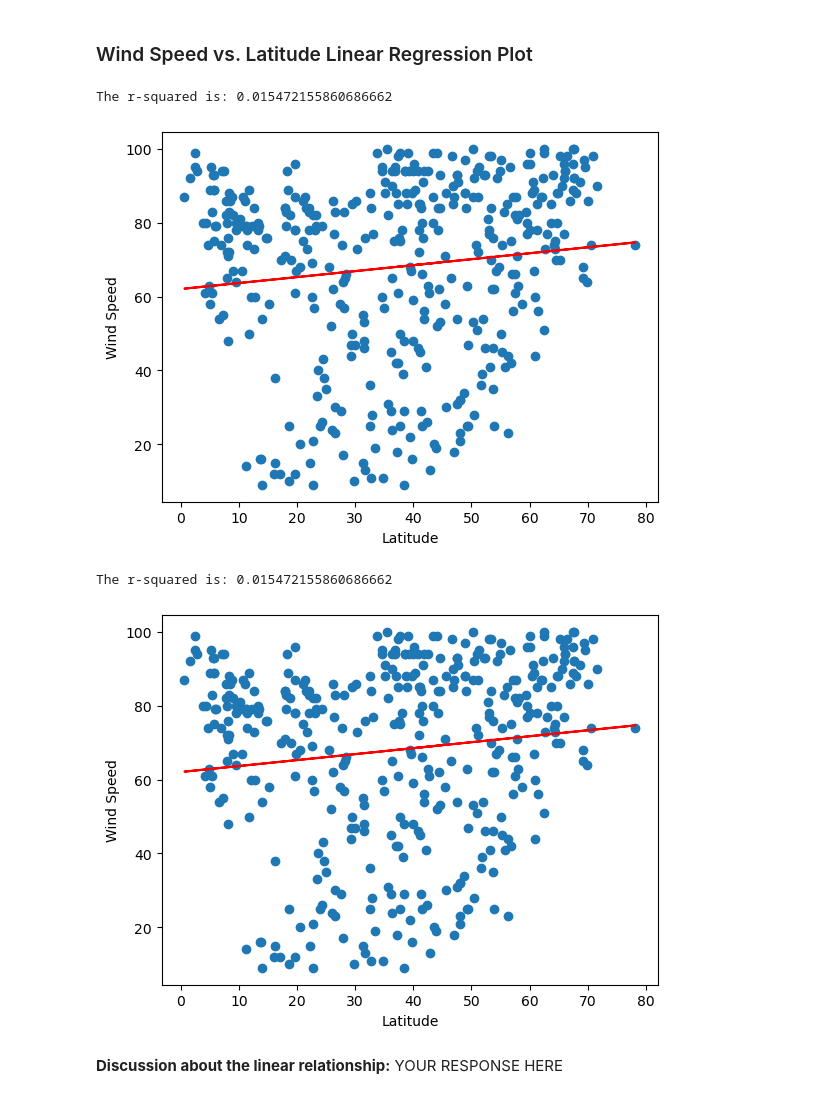
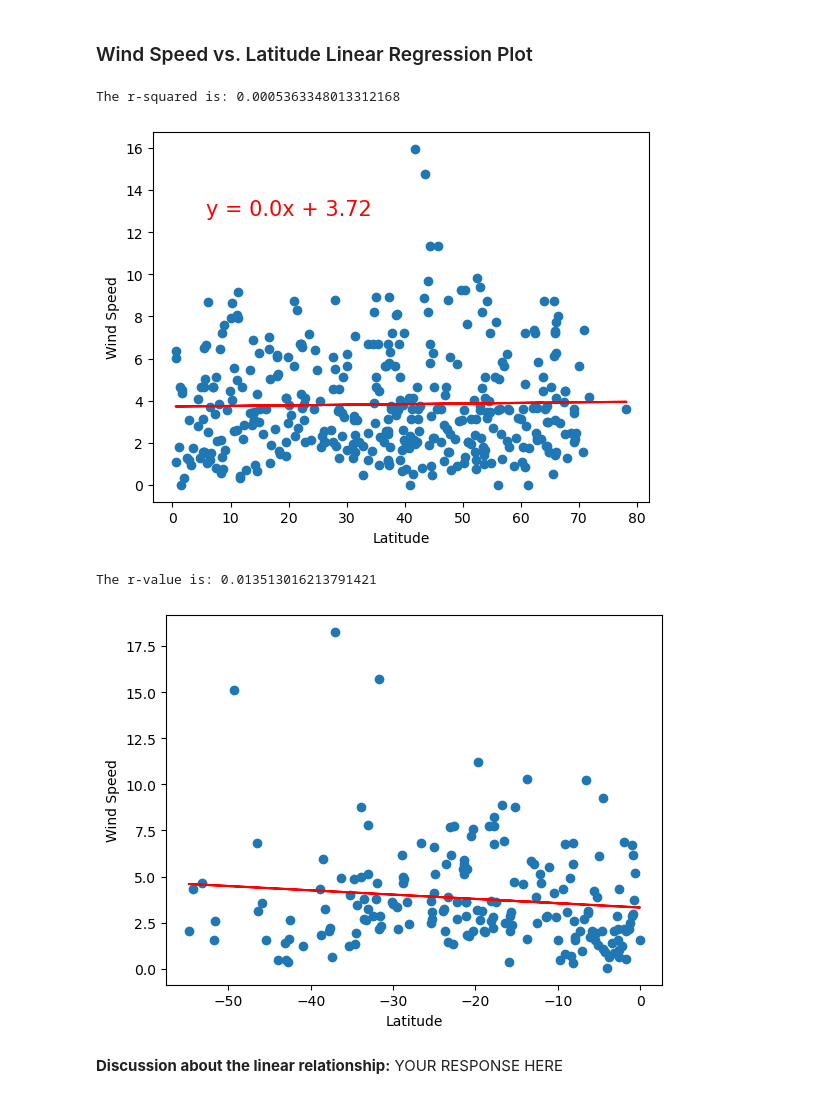
Before and after one commit to JiminieJames/python-api-challenge, a Jupyter notebook: WeatherPy.ipynb, the cells around one changed output. Saved outputs shown, nothing was run; the diff lists cells and outputs as text; code cells hidden in the pictures.

```diff
--- a/WeatherPy.ipynb
+++ b/WeatherPy.ipynb
@@ -504,42 +502,38 @@ The r-squared is: 0.017008608823130007
 # %%
 # Northern Hemisphere
 x_values = northern_hemi_df["Lat"]
 y_values = northern_hemi_df["Wind Speed"]
-x_values = northern_hemi_df["Lat"]
-y_values = northern_hemi_df["Humidity"]
 (slope, intercept, rvalue, pvalue, stderr) = linregress(x_values, y_values)
 regress_values = x_values * slope + intercept
 line_eq = "y = " + str(round(slope,2)) + "x + " + str(round(intercept,2))
 plt.scatter(x_values,y_values)
 plt.plot(x_values,regress_values,"r-")
-plt.annotate(line_eq,(5.8,0.8),fontsize=15,color="red")
+plt.annotate(line_eq,(5.8,12.8),fontsize=15,color="red")
 plt.xlabel('Latitude')
 plt.ylabel('Wind Speed')
 # based on the prompt we are printing the R value, but I don't know if this should be the r value or the r squared value.
 print(f"The r-squared is: {rvalue**2}")
 plt.show()
 # %% [output]
-The r-squared is: 0.015472155860686662
+The r-squared is: 0.0005363348013312168
-[figure, old version]
+[figure, new version]
 # %%
 # Southern Hemisphere
 x_values = southern_hemi_df["Lat"]
 y_values = southern_hemi_df["Wind Speed"]
-x_values = northern_hemi_df["Lat"]
-y_values = northern_hemi_df["Humidity"]
 (slope, intercept, rvalue, pvalue, stderr) = linregress(x_values, y_values)
 regress_values = x_values * slope + intercept
 line_eq = "y = " + str(round(slope,2)) + "x + " + str(round(intercept,2))
 plt.scatter(x_values,y_values)
 plt.plot(x_values,regress_values,"r-")
-plt.annotate(line_eq,(5.8,0.8),fontsize=15,color="red")
+plt.annotate(line_eq,(5.8,12.8),fontsize=15,color="red")
 plt.xlabel('Latitude')
 plt.ylabel('Wind Speed')
 # based on the prompt we are printing the R value, but I don't know if this should be the r value or the r squared value.
-print(f"The r-squared is: {rvalue**2}")
+print(f"The r-value is: {rvalue**2}")
 plt.show()
 # %% [output]
-The r-squared is: 0.015472155860686662
+The r-value is: 0.013513016213791421
-[figure, old version]
+[figure, new version]
 # %% [markdown]
 **Discussion about the linear relationship:** YOUR RESPONSE HERE
```
Also changed, not shown: parts of 20 cells of this notebook, 5 other files.
